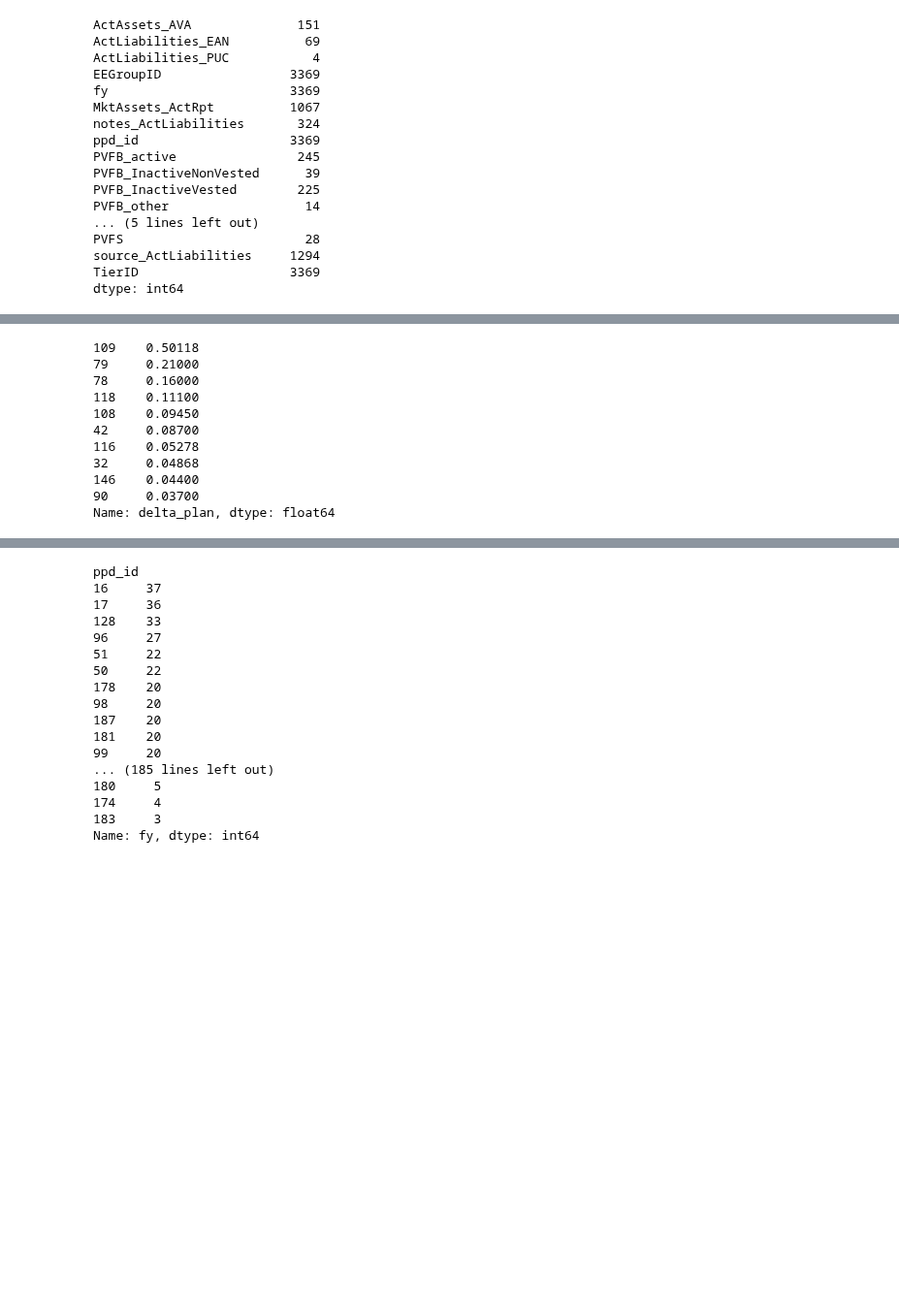
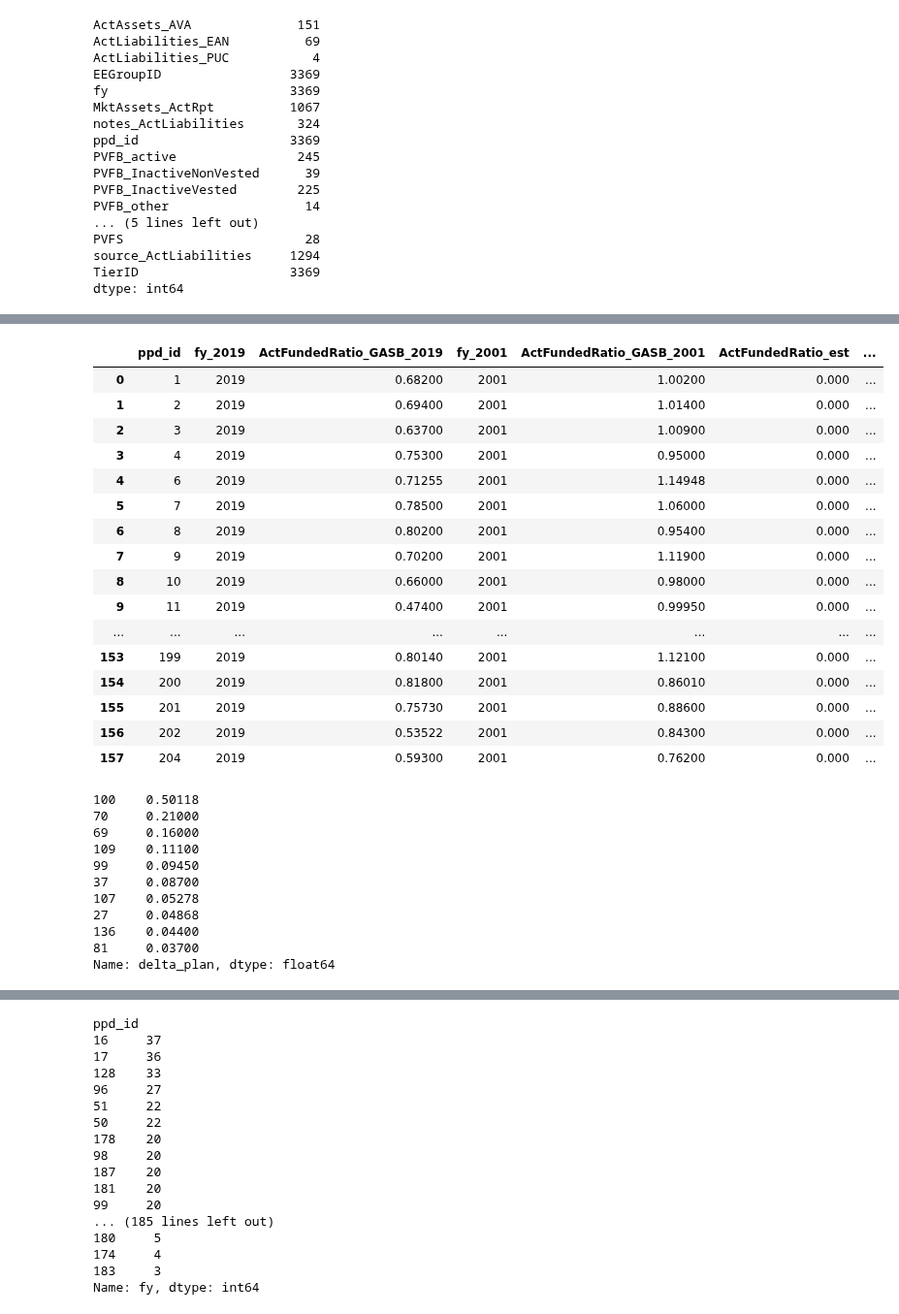
Before and after one commit to DeltaDeutsch/PPD-Group-Project, a Jupyter notebook: PPD Group Project.ipynb, the cells around one changed output, grey strips where cells are left out. Shown at 97% size. Saved outputs shown, nothing was run; the diff lists cells and outputs as text; code cells hidden in the pictures; blank space fills up the shorter version.

Commit message:
Fixed the code for finding most improved and least improved

```diff
--- a/PPD Group Project.ipynb
+++ b/PPD Group Project.ipynb
@@ -391,12 +391,21 @@ TierID                    3369
 dtype: int64
 # %%
 plan_data_2019=plan_test_data_df[(plan_test_data_df['fy']=='2019')]
+plan_data_2019=plan_data_2019[['ppd_id','fy','ActFundedRatio_GASB']]
 
 plan_data_2001=plan_test_data_df[(plan_test_data_df['fy']=='2001')]
+plan_data_2019=plan_data_2019[['ppd_id','fy','ActFundedRatio_GASB']]
 
-improved_plan_df = plan_data_2019.merge(plan_data_2001, how='left', on='PlanName')
-improved_plan_df['delta_plan'] = improved_plan_df['ActFundedRatio_GASB_x'] - improved_plan_df['ActFundedRatio_GASB_y']
-most_improved = improved_plan_df.sort_values(by='delta_plan', ascending=False)[0:10]
+improved_plan_df = plan_data_2019.merge(plan_data_2001, how='inner', on='ppd_id', suffixes=('_2019','_2001'))
+#improved_plan_df['delta_plan'] = improved_plan_df['ActFundedRatio_GASB_y'] - improved_plan_df['ActFundedRatio_GASB_x']
+
+improved_plan_df['ActFundedRatio_GASB_2001'].astype(float)
+improved_plan_df['ActFundedRatio_GASB_2019'].astype(float)
+
+
+#improved_plan_df['delta_plan'].max()
+
+#most_improved = improved_plan_df.sort_values(by='delta_plan', ascending=False)[1:10]
 #most_improved['delta_plan']
-least_improved = improved_plan_df.sort_values(by='delta_plan', ascending=True)[0:10]
+#least_improved = improved_plan_df.sort_values(by='delta_plan', ascending=True)[1:10]
 #least_improved['delta_plan']
@@ -402,0 +430,2 @@ least_improved = improved_plan_df.sort_values(by='delta_plan', ascending=True)[0
+# %%
+improved_plan_df['delta_plan'] = improved_plan_df['ActFundedRatio_GASB_2019'] - improved_plan_df['ActFundedRatio_GASB_2001']
@@ -403,16 +457,36 @@ least_improved = improved_plan_df.sort_values(by='delta_plan', ascending=True)[0
+# %%
+improved_plan_df
+# %% [output]
+|  | ppd_id | fy_2019 | ActFundedRatio_GASB_2019 | fy_2001 | ActFundedRatio_GASB_2001 | ActFundedRatio_est | ... |
+| 0 | 1 | 2019 | 0.68200 | 2001 | 1.00200 | 0.000 | ... |
+| 1 | 2 | 2019 | 0.69400 | 2001 | 1.01400 | 0.000 | ... |
+| 2 | 3 | 2019 | 0.63700 | 2001 | 1.00900 | 0.000 | ... |
+| 3 | 4 | 2019 | 0.75300 | 2001 | 0.95000 | 0.000 | ... |
+| 4 | 6 | 2019 | 0.71255 | 2001 | 1.14948 | 0.000 | ... |
+| 5 | 7 | 2019 | 0.78500 | 2001 | 1.06000 | 0.000 | ... |
+| 6 | 8 | 2019 | 0.80200 | 2001 | 0.95400 | 0.000 | ... |
+| 7 | 9 | 2019 | 0.70200 | 2001 | 1.11900 | 0.000 | ... |
+| 8 | 10 | 2019 | 0.66000 | 2001 | 0.98000 | 0.000 | ... |
+| 9 | 11 | 2019 | 0.47400 | 2001 | 0.99950 | 0.000 | ... |
+| ... | ... | ... | ... | ... | ... | ... | ... |
+| 153 | 199 | 2019 | 0.80140 | 2001 | 1.12100 | 0.000 | ... |
+| 154 | 200 | 2019 | 0.81800 | 2001 | 0.86010 | 0.000 | ... |
+| 155 | 201 | 2019 | 0.75730 | 2001 | 0.88600 | 0.000 | ... |
+| 156 | 202 | 2019 | 0.53522 | 2001 | 0.84300 | 0.000 | ... |
+| 157 | 204 | 2019 | 0.59300 | 2001 | 0.76200 | 0.000 | ... |
 # %%
-most_improved['delta_plan']
+most_improved['delta_plan'].head(10)
 # %% [output]
-109    0.50118
-79     0.21000
-78     0.16000
-118    0.11100
-108    0.09450
-42     0.08700
-116    0.05278
-32     0.04868
-146    0.04400
-90     0.03700
+100    0.50118
+70     0.21000
+69     0.16000
+109    0.11100
+99     0.09450
+37     0.08700
+107    0.05278
+27     0.04868
+136    0.04400
+81     0.03700
 Name: delta_plan, dtype: float64
 # %%
 most_improved_list=[78,108,42,146,90]
```
Also changed, not shown: parts of 5 cells of this notebook.
